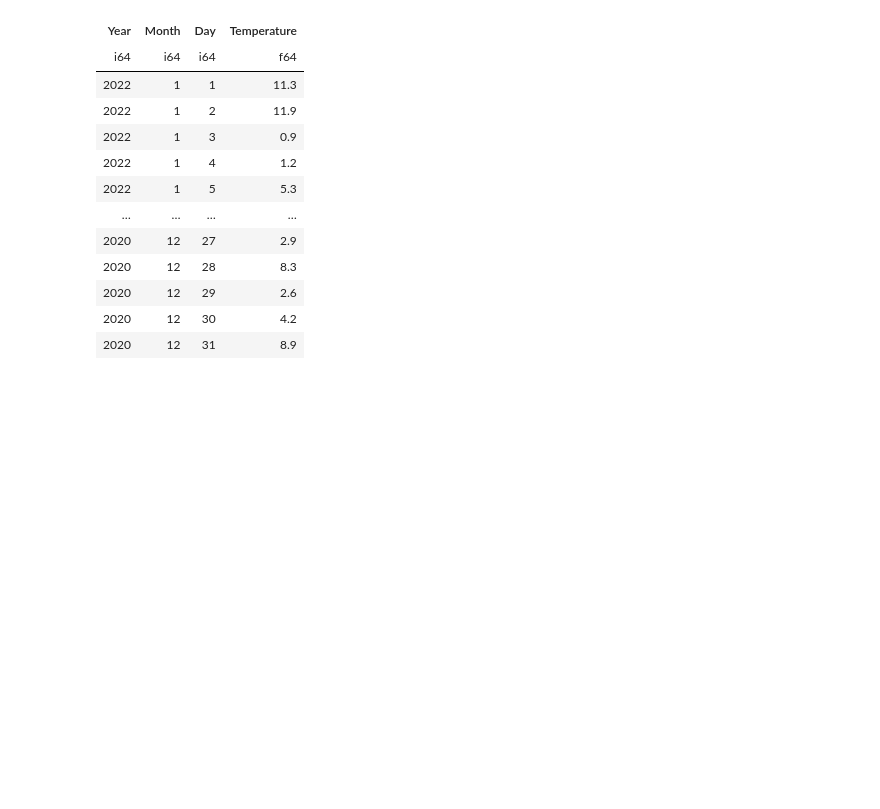
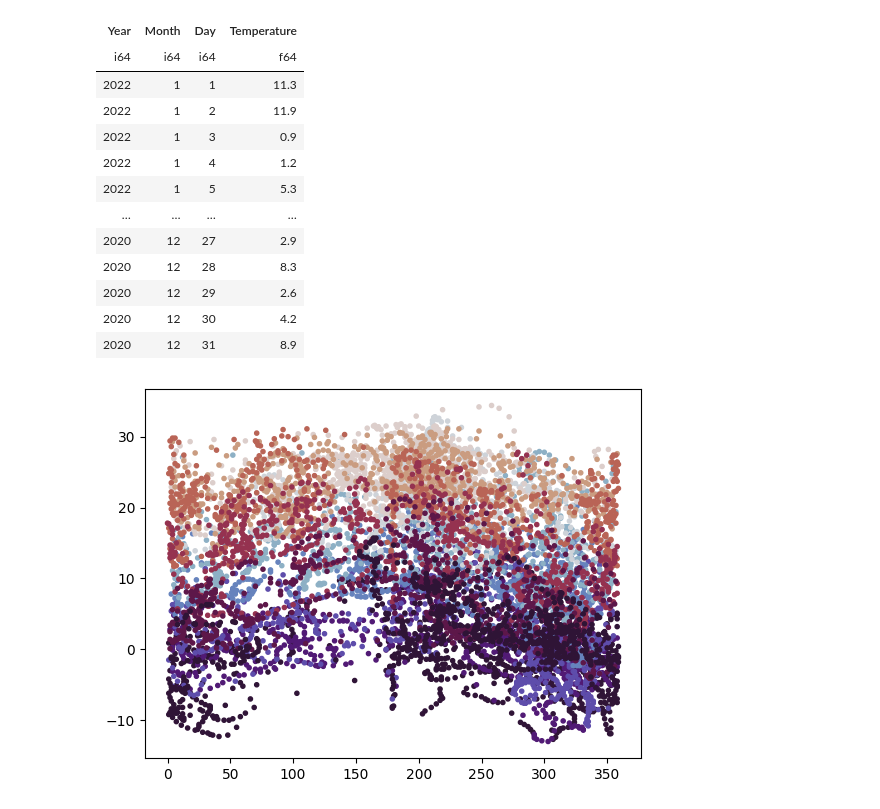
Before and after one commit to Scott-Baldwin/DataVis, a Jupyter notebook: src/stuff.ipynb, the cells around one changed output. Drawn from its saved outputs; the diff is of its cells as text; code cells hidden in the pictures; blank space fills up the shorter version.

Commit message:
add basic plots

```diff
--- a/src/stuff.ipynb
+++ b/src/stuff.ipynb
@@ -28,3 +28,21 @@ shape: (365, 4)
 | 2020 | 12 | 29 | 2.6 |
 | 2020 | 12 | 30 | 4.2 |
 | 2020 | 12 | 31 | 8.9 |
+# %%
+import matplotlib.pyplot as plt
+
+fig, ax = plt.subplots()
+
+ax.scatter(
+    x=df["Wind Direction"],
+    y=df["Temperature"],
+    # c=df["Wind Speed"],
+    c=df["Month"],
+    cmap="twilight_shifted",
+    # cmap="jet",
+    marker=".",
+)
+
+plt.show()
+# %% [output]
+[figure, added]
```
Also changed, not shown: parts of 1 cell of this notebook, 2 other files.
